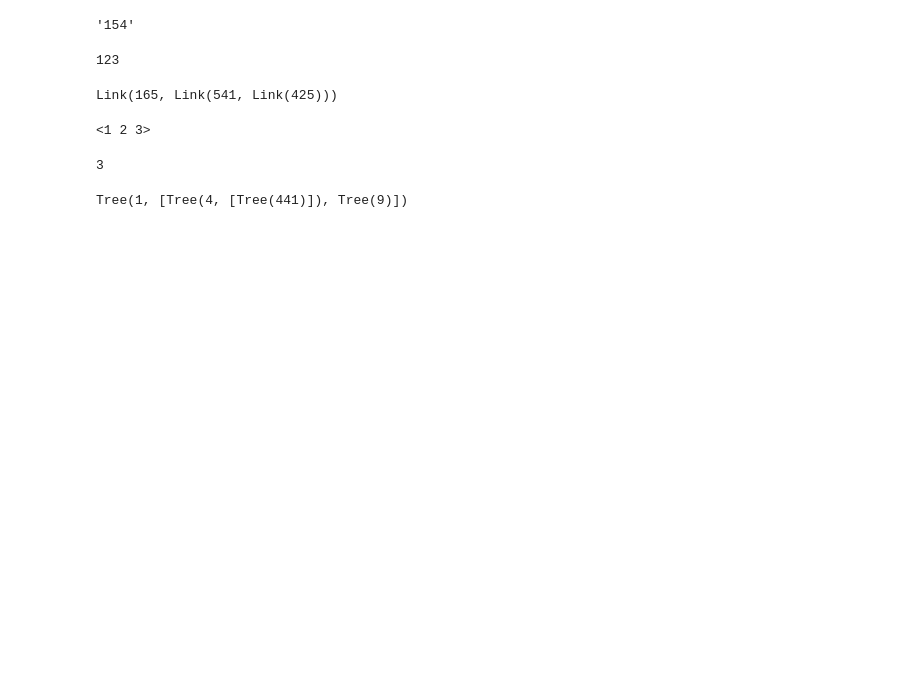
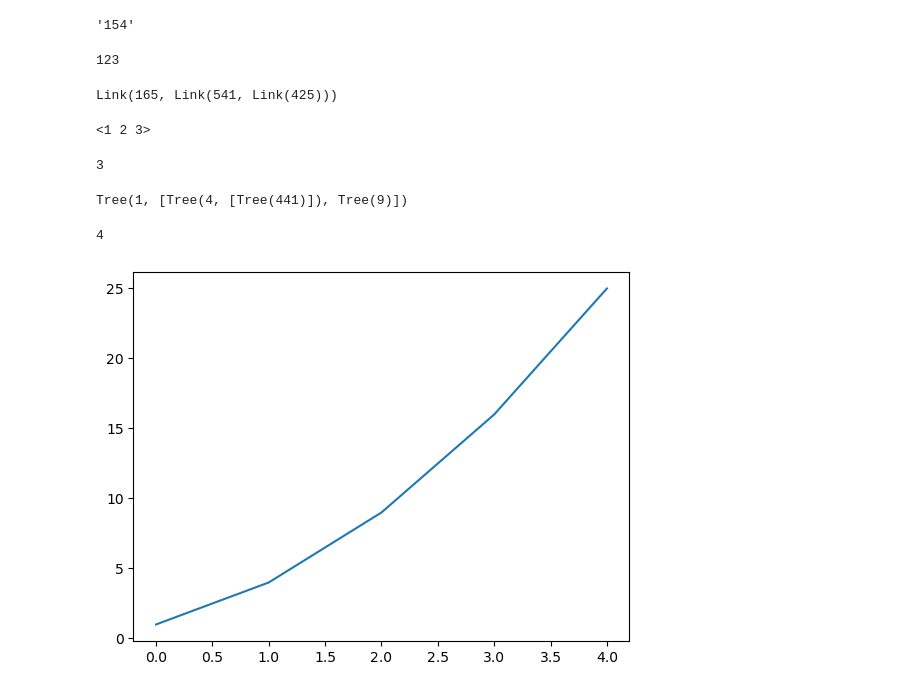
Before and after one commit to hsky0/vlab-htl, a Jupyter notebook: cs61a/test.ipynb, the cells around one changed output. Cells and saved outputs as stored; diff of their text form; code cells hidden in the pictures; blank space fills up the shorter version.

```diff
--- a/cs61a/test.ipynb
+++ b/cs61a/test.ipynb
@@ -760,3 +760,21 @@ t.map(lambda x : x * x)
 t
 # %% [output]
 Tree(1, [Tree(4, [Tree(441)]), Tree(9)])
+# %%
+def gcd(n, d):
+    n, d = max(n, d), min(n, d)
+    remiander = n % d
+    while remiander != 0:
+        n, d, remiander = d, remiander, n % d
+    return d
+
+gcd(12, 8)
+# %% [output]
+4
+# %%
+import matplotlib.pyplot as plt
+squares = [1, 4, 9, 16, 25]
+plt.plot(squares)
+plt.show()
+# %% [output]
+[figure, added]
```
Also changed, not shown: 1 other file.
